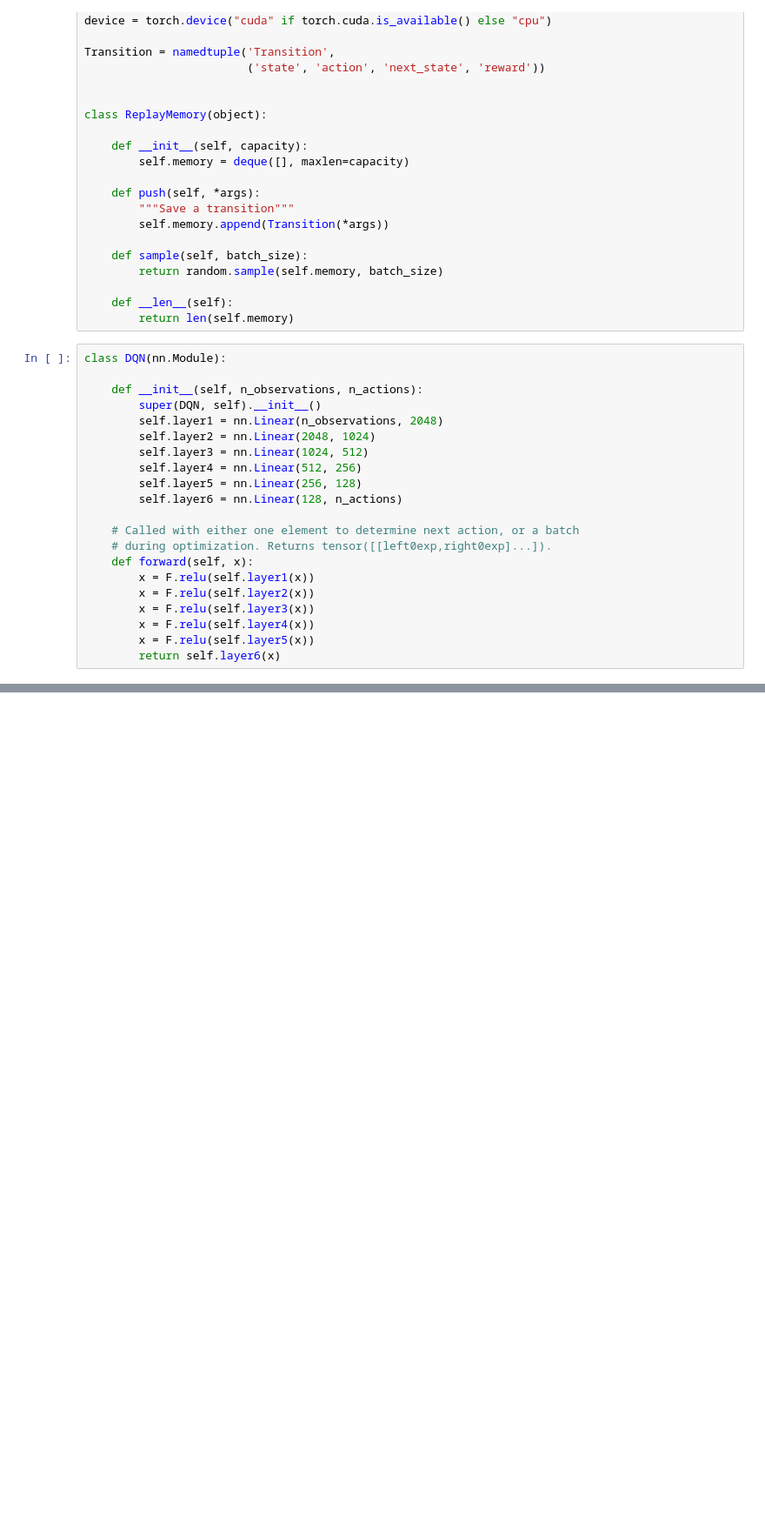
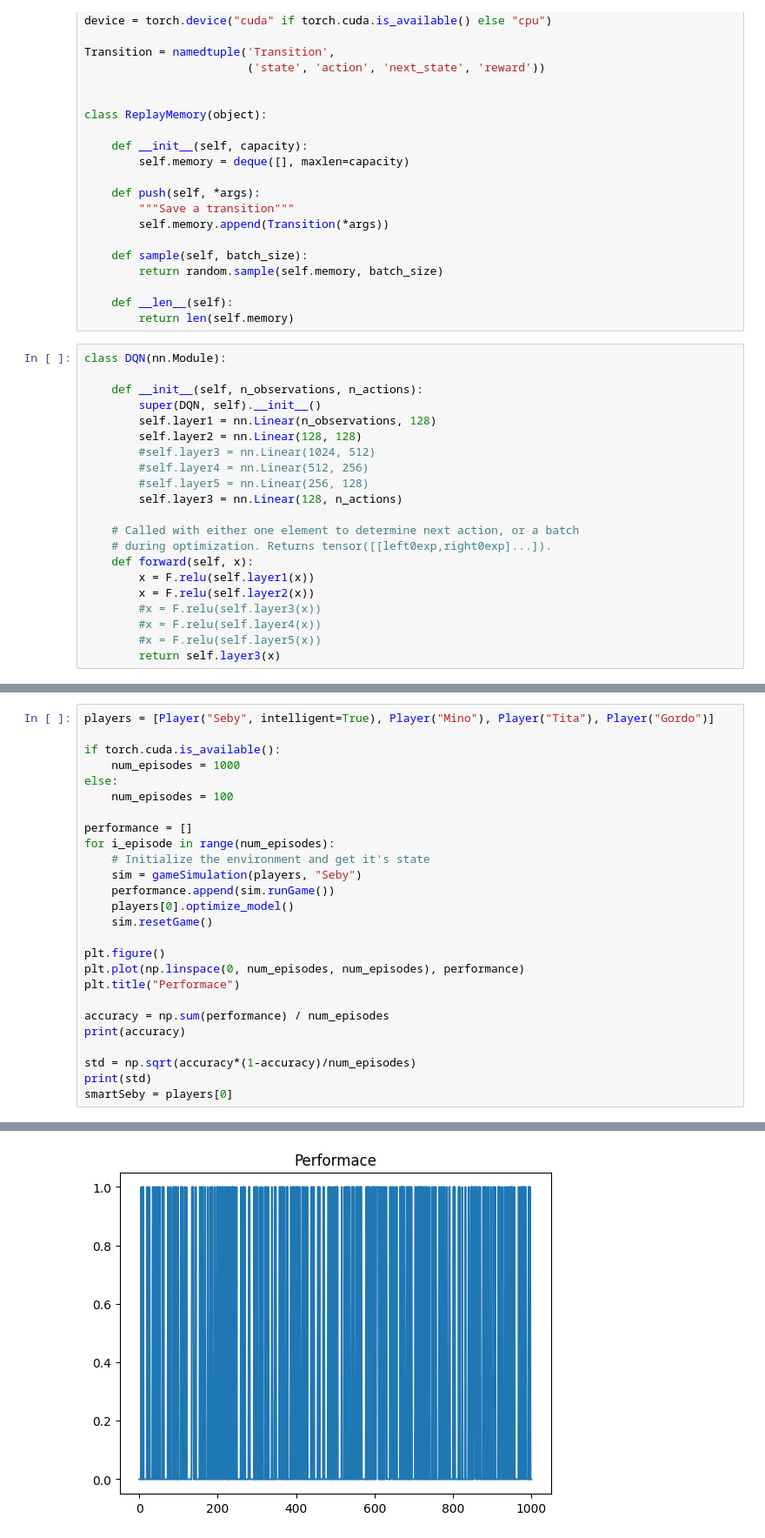
Before and after one commit to SeanSDarcy2001/games, a Jupyter notebook: dominoRL.ipynb, the cells around one changed output, grey strips where cells are left out. Shown at 87% size. Drawn from its saved outputs; the diff is of its cells as text; blank space fills up the shorter version.

Commit message:
complete, seems like smartTita is best

```diff
--- a/dominoRL.ipynb
+++ b/dominoRL.ipynb
@@ -558,19 +53,19 @@ class DQN(nn.Module):
 
     def __init__(self, n_observations, n_actions):
         super(DQN, self).__init__()
-        self.layer1 = nn.Linear(n_observations, 2048)
-        self.layer2 = nn.Linear(2048, 1024)
-        self.layer3 = nn.Linear(1024, 512)
-        self.layer4 = nn.Linear(512, 256)
-        self.layer5 = nn.Linear(256, 128)
-        self.layer6 = nn.Linear(128, n_actions)
+        self.layer1 = nn.Linear(n_observations, 128)
+        self.layer2 = nn.Linear(128, 128)
+        #self.layer3 = nn.Linear(1024, 512)
+        #self.layer4 = nn.Linear(512, 256)
+        #self.layer5 = nn.Linear(256, 128)
+        self.layer3 = nn.Linear(128, n_actions)
 
     # Called with either one element to determine next action, or a batch
     # during optimization. Returns tensor([[left0exp,right0exp]...]).
     def forward(self, x):
         x = F.relu(self.layer1(x))
         x = F.relu(self.layer2(x))
-        x = F.relu(self.layer3(x))
-        x = F.relu(self.layer4(x))
-        x = F.relu(self.layer5(x))
-        return self.layer6(x)
+        #x = F.relu(self.layer3(x))
+        #x = F.relu(self.layer4(x))
+        #x = F.relu(self.layer5(x))
+        return self.layer3(x)
@@ -747,0 +507,27 @@ NameError: ignored
+# %%
+players = [Player("Seby", intelligent=True), Player("Mino"), Player("Tita"), Player("Gordo")]
+
+if torch.cuda.is_available():
+    num_episodes = 1000
+else:
+    num_episodes = 100
+
+performance = []
+for i_episode in range(num_episodes):
+    # Initialize the environment and get it's state
+    sim = gameSimulation(players, "Seby")
+    performance.append(sim.runGame())
+    players[0].optimize_model()
+    sim.resetGame()
+
+plt.figure()
+plt.plot(np.linspace(0, num_episodes, num_episodes), performance)
+plt.title("Performace")
+
+accuracy = np.sum(performance) / num_episodes
+print(accuracy)
+
+std = np.sqrt(accuracy*(1-accuracy)/num_episodes)
+print(std)
+smartSeby = players[0]
+# %% [output]
@@ -747,0 +568 @@ NameError: ignored
+[figure, added]
```
Also changed, not shown: parts of 16 cells of this notebook.
